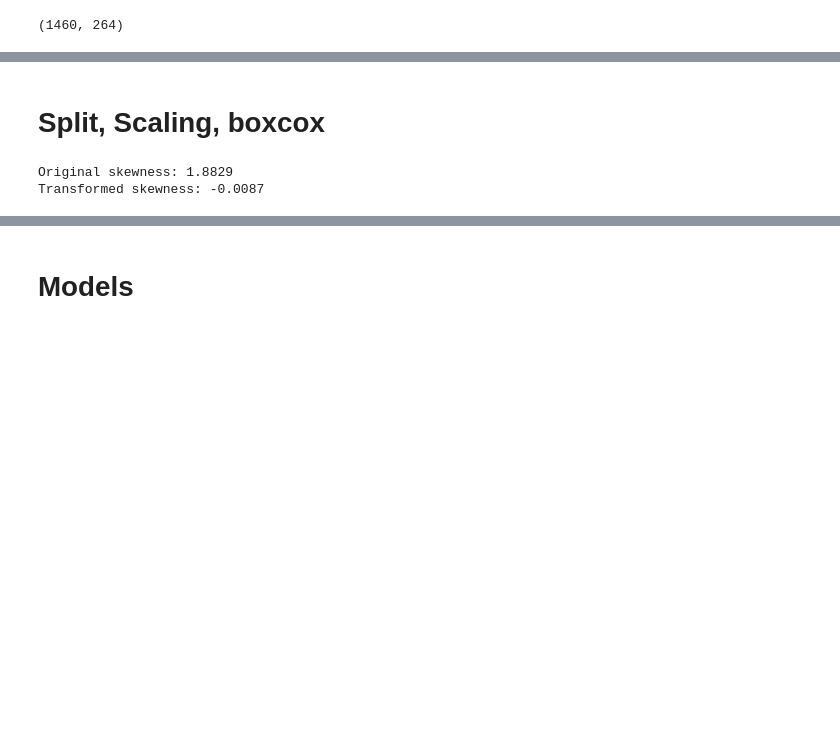
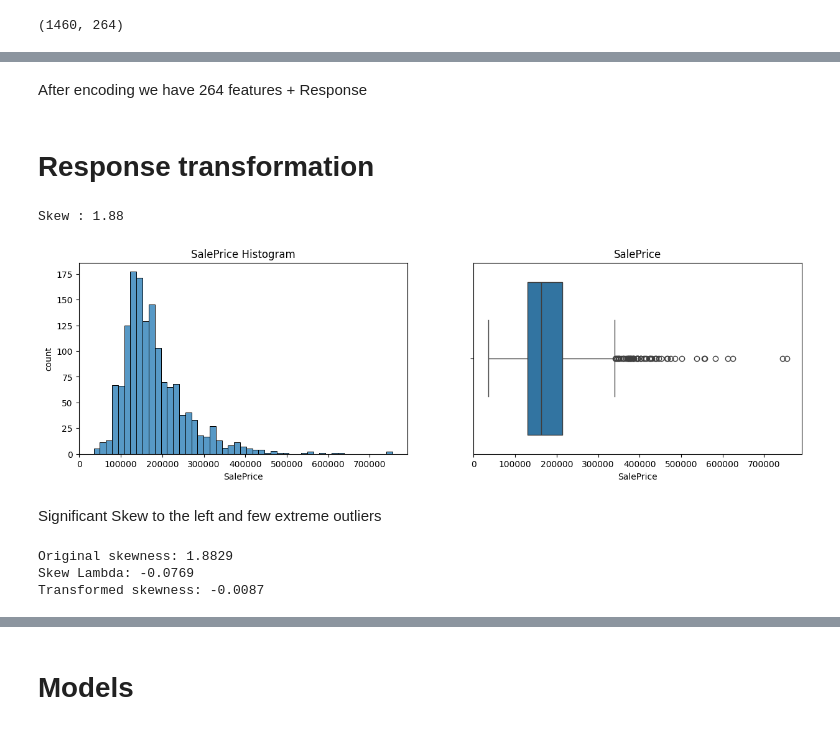
Before and after one commit to Rmorsch/Ames-House-Prices, a Jupyter notebook: Analysis.ipynb, the cells around one changed output, grey strips where cells are left out. Cells and saved outputs as stored; diff of their text form; code cells hidden in the pictures; blank space fills up the shorter version.

```diff
--- a/Analysis.ipynb
+++ b/Analysis.ipynb
@@ -212,12 +219,0 @@ def convert_to_dollars(y_preds, lam = None, run=0):
-# %% [markdown]
-# Split, Scaling, boxcox
-# %%
-#
-# Check skewness before and after
-print(f"Original skewness: {df['SalePrice'].skew():.4f}")
-
-transformed_sale_price, lam = stats.boxcox(df['SalePrice'])
-print(f"Transformed skewness: {pd.Series(transformed_sale_price).skew():.4f}")
-# %% [output]
-Original skewness: 1.8829
-Transformed skewness: -0.0087
@@ -235,0 +220,38 @@ X_test_scaled = scaler.transform(X_test)
+# %% [markdown]
+After encoding we have 264 features + Response
+# %% [markdown]
+# Response transformation
+# %%
+col = 'SalePrice'
+print('Skew :', round(df[col].skew(), 2))
+plt.figure(figsize=(15, 4))
+
+# Histograms
+plt.subplot(1, 2, 1)
+sns.histplot(data=df, x=col)
+plt.ylabel('count')
+plt.title(f'{col} Histogram')
+
+# Boxplot without outliers
+plt.subplot(1, 2, 2)
+sns.boxplot(x=df[col])
+plt.title(f'{col}')
+
+plt.show()
+# %% [output]
+Skew : 1.88
+[figure, added]
+# %% [markdown]
+Significant Skew to the left and few extreme outliers
+# %%
+# BoxCox transformation
+# Check skewness before and after
+print(f"Original skewness: {df['SalePrice'].skew():.4f}")
+
+transformed_sale_price, lam = stats.boxcox(df['SalePrice'])
+print(f"Skew Lambda: {lam:.4f}")
+print(f"Transformed skewness: {pd.Series(transformed_sale_price).skew():.4f}")
+# %% [output]
+Original skewness: 1.8829
+Skew Lambda: -0.0769
+Transformed skewness: -0.0087
```
Also changed, not shown: parts of 44 cells of this notebook, 2 other files.
